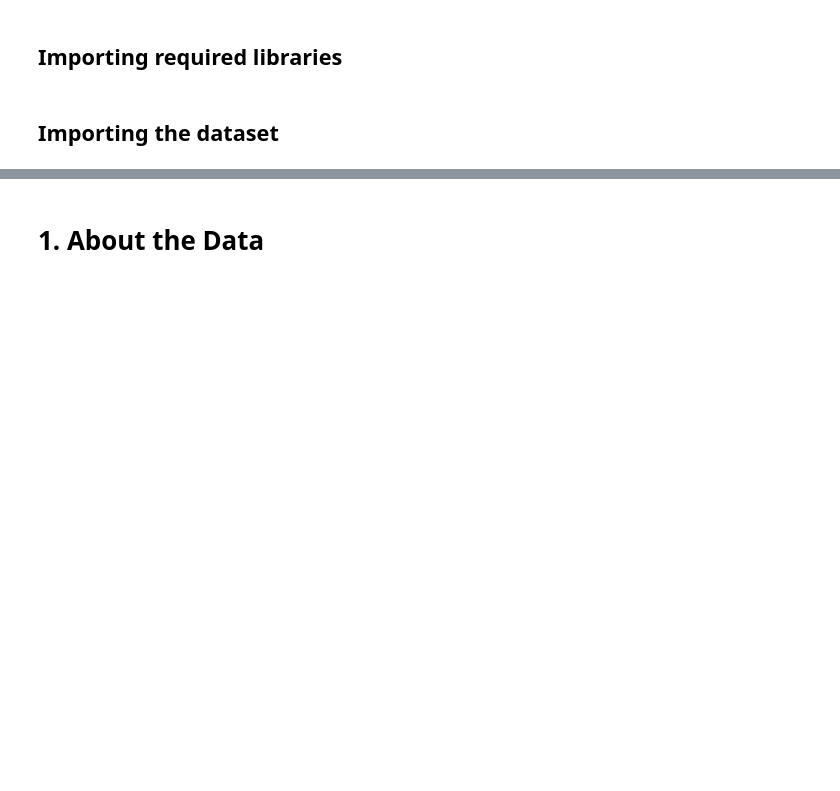
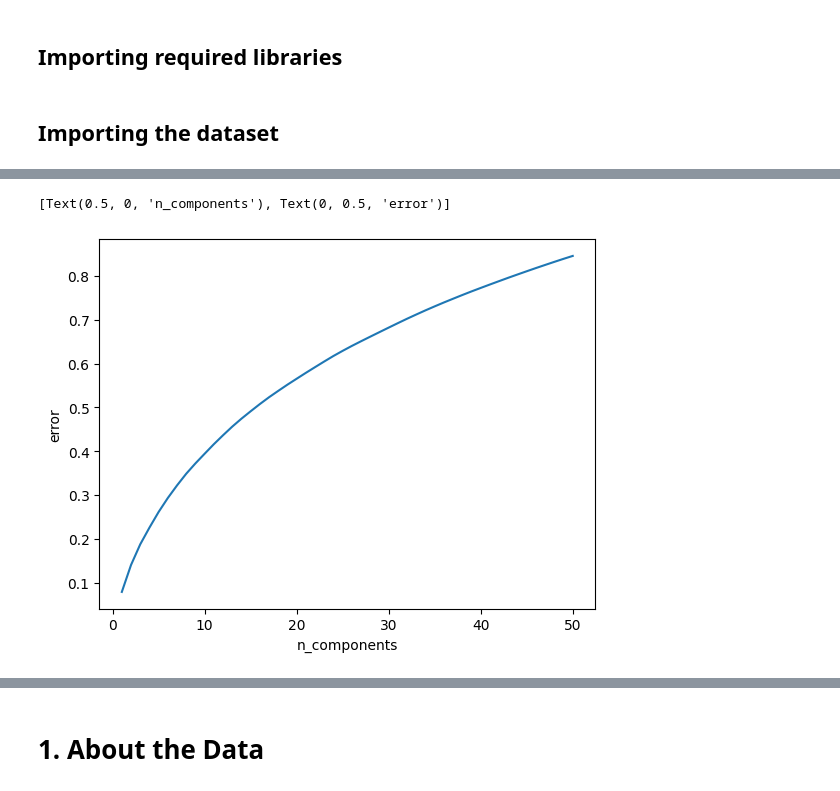
Before and after one commit to sslaquerre07/IBM_Machine_Learning, a Jupyter notebook: course4/final_project/final_project_course_4.ipynb, the cells around one changed output, grey strips where cells are left out. Saved outputs shown, nothing was run; the diff lists cells and outputs as text; code cells hidden in the pictures; blank space fills up the shorter version.

```diff
--- a/course4/final_project/final_project_course_4.ipynb
+++ b/course4/final_project/final_project_course_4.ipynb
@@ -99,0 +125,13 @@ tfidf
+# %%
+#Performing NMF on the tf-idf DataFrame and determining a best k
+pca = PCA(n_components=50)
+x_trans = pca.fit_transform(tfidf_mat)
+explained_variance = pca.explained_variance_ratio_.cumsum()
+
+fig, ax = plt.subplots()
+ax.plot(range(1, len(explained_variance)+1), explained_variance)
+ax.set(xlabel='n_components', ylabel='error')
+#Seems like around 20 is the elbow point
+# %% [output]
+[Text(0.5, 0, 'n_components'), Text(0, 0.5, 'error')]
+[figure, added]
```
Also changed, not shown: parts of 6 cells of this notebook.
